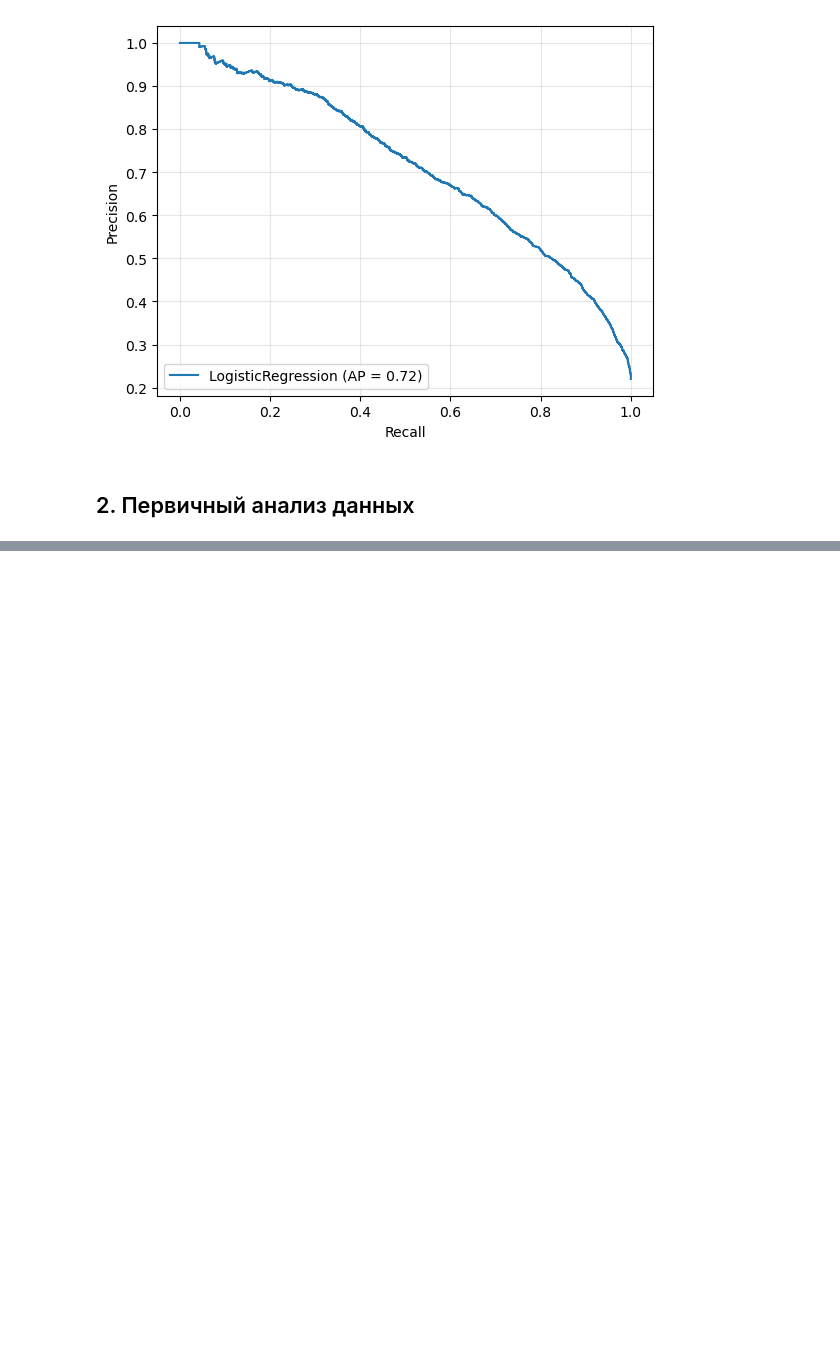
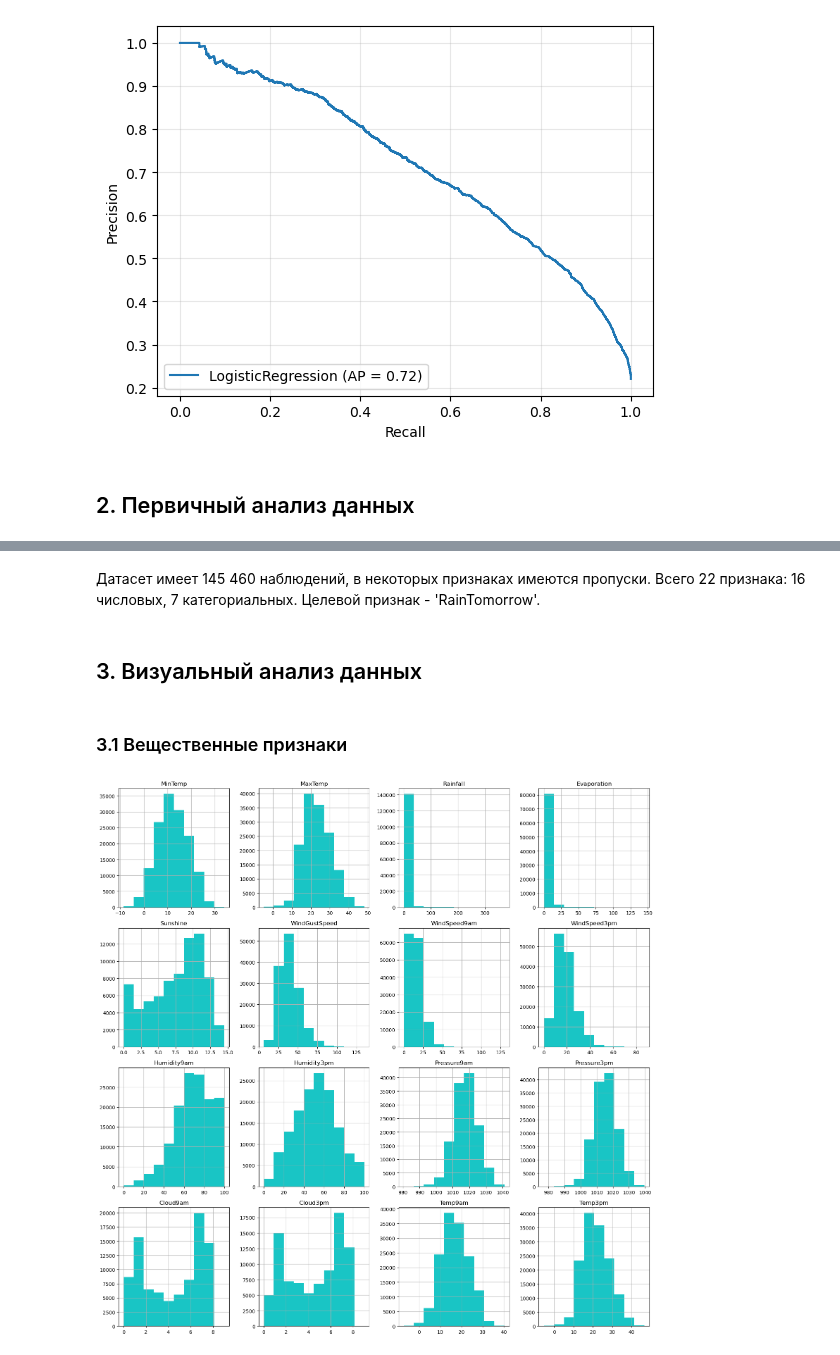
Before and after one commit to dnlygvtv/Python_for_Data_Science_HWs, a Jupyter notebook: HW/HW_9.ipynb, the cells around one changed output, grey strips where cells are left out. Drawn from its saved outputs; the diff is of its cells as text; code cells hidden in the pictures; blank space fills up the shorter version.

```diff
--- a/HW/HW_9.ipynb
+++ b/HW/HW_9.ipynb
@@ -179,3 +180,6 @@ plt.show()
 [figure]
 # %% [markdown]
 ## 2. Первичный анализ данных
+# %%
+df = pd.read_csv('../content/weatherAUS.csv')
+df.head()
@@ -181,0 +226,11 @@ plt.show()
+# %% [markdown]
+Датасет имеет 145 460 наблюдений, в некоторых признаках имеются пропуски. Всего 22 признака: 16 числовых, 7 категориальных. Целевой признак - 'RainTomorrow'.
+# %% [markdown]
+## 3. Визуальный анализ данных
+# %% [markdown]
+### 3.1 Вещественные признаки
+# %%
+df[num_features].hist(figsize=(16, 16), color='c', alpha=.9)
+plt.tight_layout();
+# %% [output]
+[figure, added]
```
Also changed, not shown: parts of 21 cells of this notebook, 1 other file.
